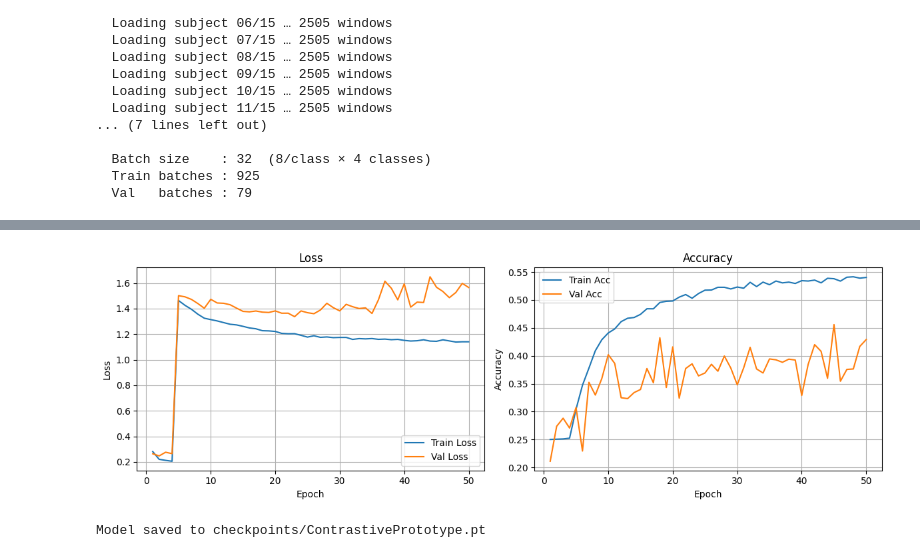
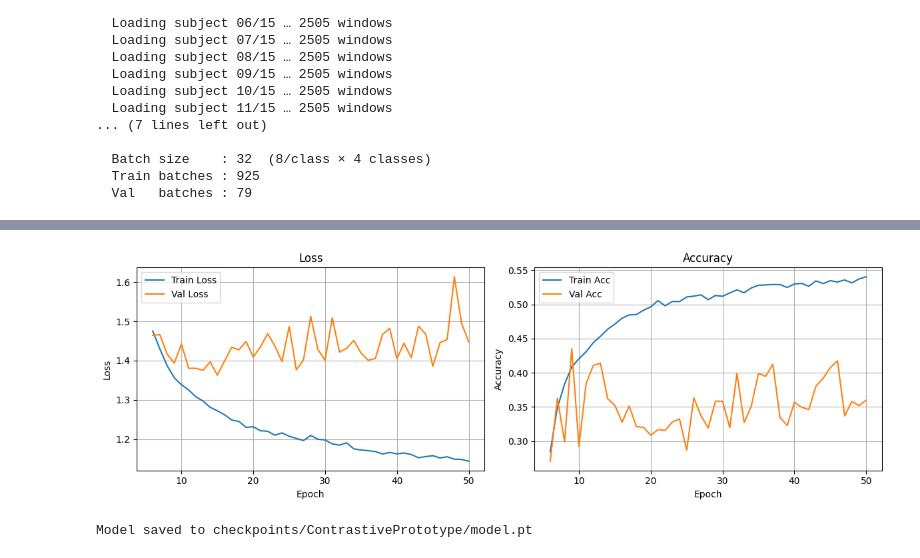
Before and after one commit to bds062/CMSC472-Final, a Jupyter notebook: model_training.ipynb, the cells around one changed output, grey strips where cells are left out. Drawn from its saved outputs; the diff is of its cells as text; code cells hidden in the pictures.

```diff
--- a/model_training.ipynb
+++ b/model_training.ipynb
@@ -40,6 +40,7 @@ from losses import ClassificationLoss, ContrastiveLoss, ContrastivePrototype
 
 model     = build_model(nb_classes=4, Chans=62, Samples=5)
 optimizer = torch.optim.Adam(model.parameters(), lr=1e-3, weight_decay=1e-4)
+warmup_epochs=5
 
 trainer = Trainer(
 
@@ -49,7 +50,7 @@ trainer = Trainer(
 
     # '''Contrastive Prototype'''
     model, ClassificationLoss(), ContrastivePrototype(num_classes=4),
-    optimizer, lambda_con=0.5, warmup_epochs=5, device='cuda'
+    optimizer, lambda_con=0.5, warmup_epochs=warmup_epochs, device='cuda'
 )
 history = trainer.fit(train_loader, val_loader, epochs=50)
 # %% [output]
@@ -73,46 +74,50 @@ Epoch 050/50  train_loss=1.1404  cls=1.0561  con=0.1687  acc=0.540  |  val_loss=
 # %%
 import matplotlib.pyplot as plt
+import os
 
 def plot_history(history):
-    epochs = range(1, len(history['train']) + 1)
+    epochs = range(warmup_epochs + 1, len(history['train']) + 1)
 
-    train_loss = [e['loss'] for e in history['train']]
-    val_loss   = [e['loss'] for e in history['val']]
-    train_acc  = [e['acc']  for e in history['train']]
-    val_acc    = [e['acc']  for e in history['val']]
+    train_loss = [e['loss'] for e in history['train']][warmup_epochs:]
+    val_loss   = [e['loss'] for e in history['val']][warmup_epochs:]
+    train_acc  = [e['acc']  for e in history['train']][warmup_epochs:]
+    val_acc    = [e['acc']  for e in history['val']][warmup_epochs:]
 
     fig, (ax1, ax2) = plt.subplots(1, 2, figsize=(12, 4))
 
     # Loss
     ax1.plot(epochs, train_loss, label='Train Loss')
     ax1.plot(epochs, val_loss,   label='Val Loss')
     ax1.set_xlabel('Epoch')
     ax1.set_ylabel('Loss')
     ax1.set_title('Loss')
     ax1.legend()
     ax1.grid(True)
 
     # Accuracy
     ax2.plot(epochs, train_acc, label='Train Acc')
     ax2.plot(epochs, val_acc,   label='Val Acc')
     ax2.set_xlabel('Epoch')
     ax2.set_ylabel('Accuracy')
     ax2.set_title('Accuracy')
     ax2.legend()
     ax2.grid(True)
 
     plt.tight_layout()
-    plt.savefig(f'checkpoints/{run_name}.png', dpi=150)
+
+    save_path = f'checkpoints/{run_name}/plots.png'
+    os.makedirs(os.path.dirname(save_path), exist_ok=True)
+    plt.savefig(save_path, dpi=150)
     plt.show()
 
 plot_history(history)
 # %% [output]
-[figure, old version]
+[figure, new version]
 # %%
 import os
 
 # Save
-save_path = f'checkpoints/{run_name}.pt'
+save_path = f'checkpoints/{run_name}/model.pt'
 os.makedirs('checkpoints', exist_ok=True)
 
 torch.save({
@@ -123,5 +128,5 @@ torch.save({
 
 print(f"Model saved to {save_path}")
 # %% [output]
-Model saved to checkpoints/ContrastivePrototype.pt
+Model saved to checkpoints/ContrastivePrototype/model.pt
 # %%
```
Also changed, not shown: parts of 3 cells of this notebook, 4 other files.
